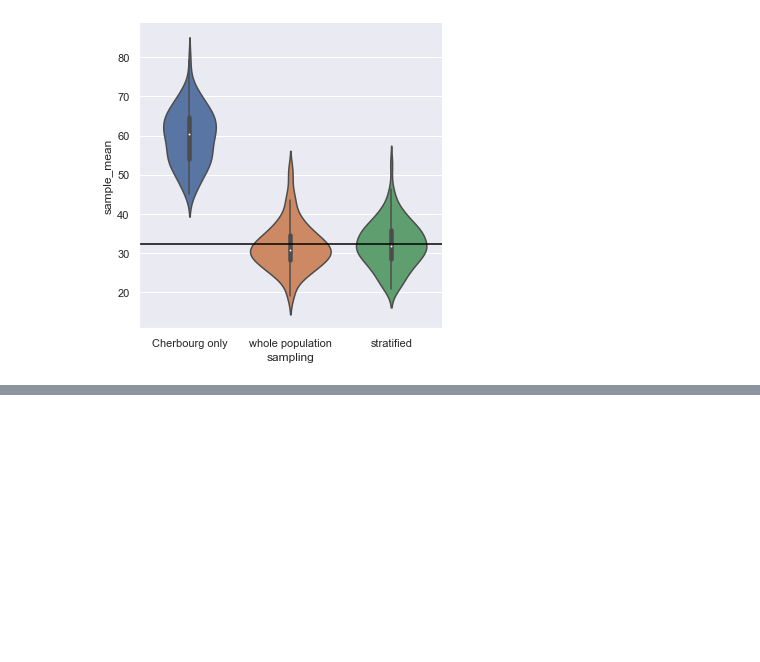
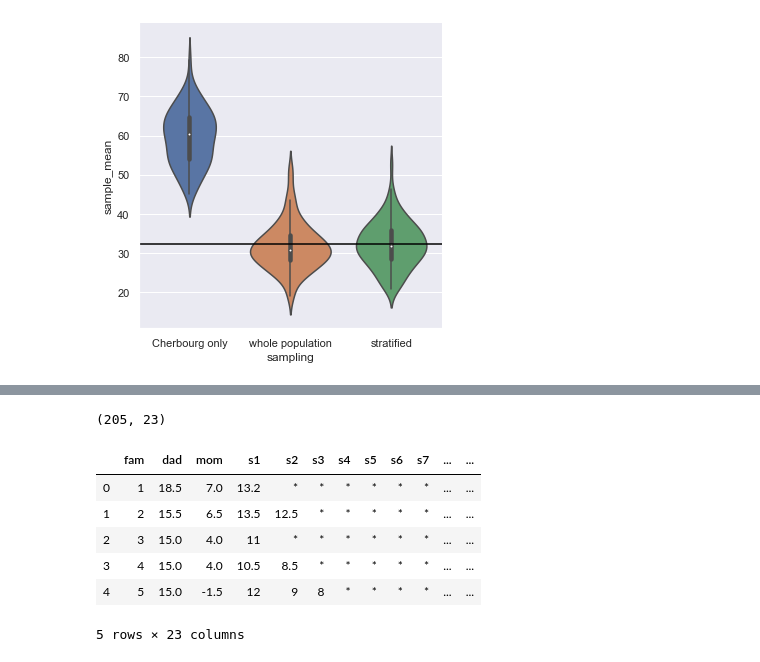
Before and after one commit to gentimouton/dives, a Jupyter notebook: practical_ds/practical_stats_ch2_sampling.ipynb, the cells around one changed output, grey strips where cells are left out. Cells and saved outputs as stored; diff of their text form; code cells hidden in the pictures; blank space fills up the shorter version.

```diff
--- a/practical_ds/practical_stats_ch2_sampling.ipynb
+++ b/practical_ds/practical_stats_ch2_sampling.ipynb
@@ -261,0 +270,23 @@ true total pop mean: 32.2042
+# %%
+# let's look at height of parents vs children
+# numbers are height offsets vs 60 inches (152.4cm), so 3 means 63
+# data is sorted by height offset of father, descendingly
+# family id, father height, mother height, sons1 to 10, d1 to 9
+
+def load_galton_data():
+    filename = 'family_height_parents_children_galton.csv'
+    df = pd.read_csv(filename)
+    return df
+
+df = load_galton_data()
+print(df.shape)
+df.head()
+# %% [output]
+(205, 23)
+|  | fam | dad | mom | s1 | s2 | s3 | s4 | s5 | s6 | s7 | ... | ... |
+| 0 | 1 | 18.5 | 7.0 | 13.2 | * | * | * | * | * | * | ... | ... |
+| 1 | 2 | 15.5 | 6.5 | 13.5 | 12.5 | * | * | * | * | * | ... | ... |
+| 2 | 3 | 15.0 | 4.0 | 11 | * | * | * | * | * | * | ... | ... |
+| 3 | 4 | 15.0 | 4.0 | 10.5 | 8.5 | * | * | * | * | * | ... | ... |
+| 4 | 5 | 15.0 | -1.5 | 12 | 9 | 8 | * | * | * | * | ... | ... |
+5 rows × 23 columns
```
Also changed, not shown: parts of 4 cells of this notebook, 1 other file.
